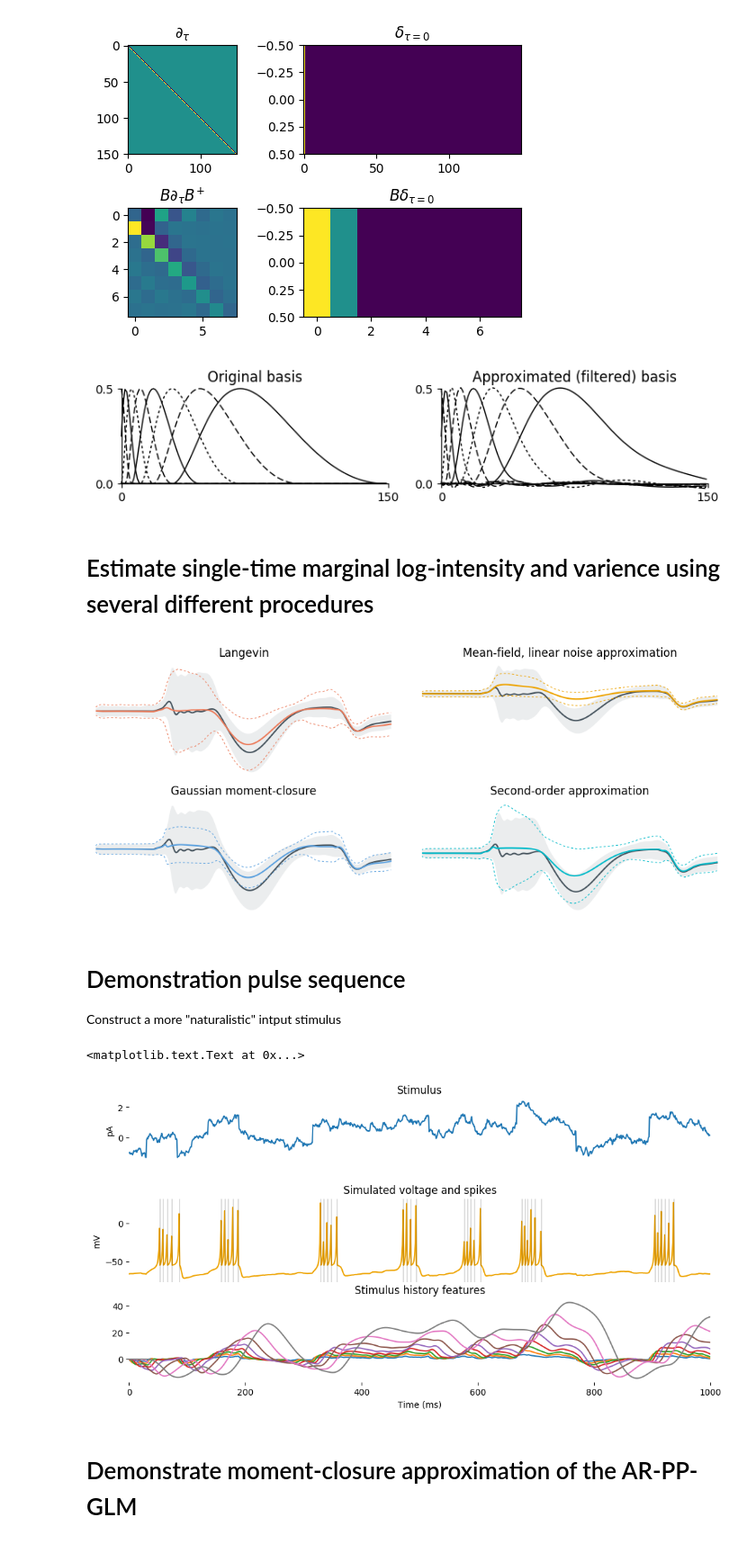
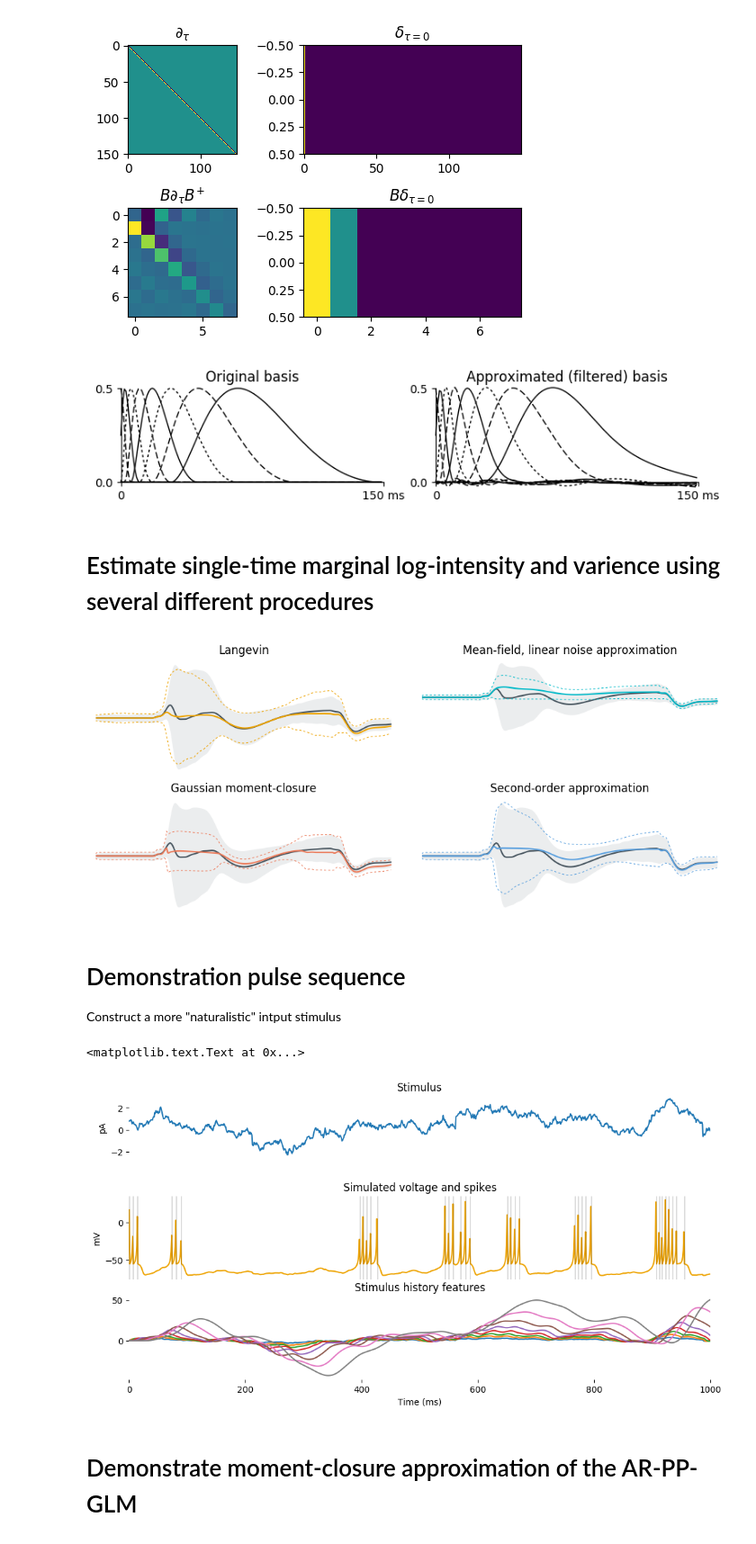
Before and after one commit to michaelerule/glm_moment_closure, a Jupyter notebook: 20180315_autoregressive_GLM_as_Cox_process_and_moment_equations_v15.ipynb, the cells around one changed output. Shown at 90% size. Cells and saved outputs as stored; diff of their text form; code cells hidden in the pictures.

```diff
--- a/20180315_autoregressive_GLM_as_Cox_process_and_moment_equations_v15.ipynb
+++ b/20180315_autoregressive_GLM_as_Cox_process_and_moment_equations_v15.ipynb
@@ -315,6 +312,7 @@ for i,b in enumerate(array([convolve(b,impulse) for b in B])):
     plot(b[:N],lw=1,linestyle=styles[i%len(styles)],color='k',clip_on=False)
 simpleaxis(); xlim(0,N); ylim(0,.5); nicexy()
 title('Original basis')
+xticks([0,150],['0','150 ms'])
 
 filtered = linfilter(A,C,impulse)
 subplot(122)
@@ -322,10 +320,11 @@ for i,b in enumerate(filtered.T):
     plot(b[:N],lw=1,linestyle=styles[i%len(styles)],color='k',clip_on=False)
 simpleaxis(); xlim(0,N); ylim(0,.5); nicexy()
 title('Approximated (filtered) basis')
+xticks([0,150],['0','150 ms'])
 
 savefig(figure_prefix+'2.pdf',transparent=True,bbox_inches='tight')
 # %% [output]
-[figure, old version]
+[figure, new version]
 # %% [markdown]
 # Estimate single-time marginal log-intensity and varience using several different procedures
 # %%
@@ -358,21 +357,21 @@ figure(figsize=(12,5))
 # Plot sampled point process against sampled Langevin
 subplot(221)
 stderrplot(demo_lxpp,demo_lvpp,BLACK,filled=1)
-stderrplot(demo_lxlv,demo_lvlv,RUST,filled=0)
+stderrplot(demo_lxlv,demo_lvlv,OCHRE,filled=0)
 xlim(0,ndemo); noxyaxes()
 title('Langevin')
 
 # Plot LNA against sampled Langevin
 subplot(322)
 stderrplot(demo_lxpp,demo_lvpp,BLACK,filled=1)
-stderrplot(demo_logxmf,demo_logvmf,OCHRE,filled=0)
+stderrplot(demo_logxmf,demo_logvmf,TURQUOISE,filled=0)
 xlim(0,ndemo); noxyaxes()
 title('Mean-field, linear noise approximation')
 
 # Plot moment-closure against sampled Langevin
 subplot(223)
 stderrplot(demo_lxpp,demo_lvpp,BLACK,filled=1)
-stderrplot(demo_logxmc,demo_logvmc,AZURE,filled=0)
+stderrplot(demo_logxmc,demo_logvmc,RUST,filled=0)
 xlim(0,ndemo); noy(); noxyaxes()
 title('Gaussian moment-closure')
 
@@ -387,14 +386,14 @@ title('Gaussian moment-closure')
 # accurately captures the second moment.
 subplot(224)
 stderrplot(demo_lxpp,demo_lvpp,BLACK,filled=1)
-stderrplot(demo_logxso,demo_logvso,TURQUOISE,filled=0)
+stderrplot(demo_logxso,demo_logvso, AZURE,filled=0)
 xlim(0,ndemo); noy(); noxyaxes();
 title('Second-order approximation')
 
 
 subplots_adjust(wspace=0.1,hspace=0.2)
 # %% [output]
-[figure, old version]
+[figure, new version]
 # %% [markdown]
 # Demonstration pulse sequence
 
@@ -402,11 +401,11 @@ Construct a more "naturalistic" intput stimulus
 # %%
 # Random pulse sequence
 offset     = -0.5
-pulse_stimulus = pulse_sequence(linspace(0.4,1.0,5),int32(linspace(5,200,5)),offset)
+pulse_stimulus = pulse_sequence(linspace(0.5,1.0,5),int32(linspace(50,500,7)),offset)
 
 # OU process defining additional Gaussian noise
 ntrain = len(pulse_stimulus)
-ssvar    = 0.5
+ssvar    = 1
 tau      = 100
 noisevar = 2*ssvar/tau
 sigma    = sqrt(noisevar)
@@ -414,39 +413,38 @@ noise2   = sample_ou_process(0,sigma,tau,dt,ntrain,ntrial=1).ravel()
 
 # Combine pulses with noise, apply synaptic filter
 stimulus = pulse_stimulus + noise2
-#stimulus = convolve(stimulus,synapse,'valid')
 nstim    = 1000
 stimulus = stimulus[:nstim*2]
 
 # Plot
 subplot(411); plot(stimulus[nstim:])
 xlim(0,nstim); ylabel('pA'); noaxis(); nox()
 title('Stimulus')
 
 # Solve Izh model
 state = sim_izh(*izh,stimulus,dt=dt)
 v     = state[:,1][nstim:]
-Y      = state[:,2][nstim:]
+Y     = state[:,2][nstim:]
 subplot(312); plot(v,color=OCHRE);
 addspikes(Y)
 xlim(0,nstim); noaxis(); nox()
 title('Simulated voltage and spikes');
 ylabel('mV');
 
 stimulus = stimulus[nstim:]
 
 # Build stimulus filter (history trace of I)
 # These are needed to model subthreshold dynamics
 demo_Bh = array([convolve(b,stimulus) for b in B ]).T[:nstim]
 demo_By = array([convolve(b,Y)        for b in Bp]).T[:nstim,:]
 
 # Plot stimulus history features
 subplot(313); plot(demo_Bh);
 xlim(0,nstim); noaxis(); xlabel('Time (ms)')
 title('Stimulus history features')
 # %% [output]
 <matplotlib.text.Text at 0x...>
-[figure, old version]
+[figure, new version]
 # %% [markdown]
 # Demonstrate moment-closure approximation of the AR-PP-GLM
 # %%
```
Also changed, not shown: parts of 12 cells of this notebook, 5 other files.
